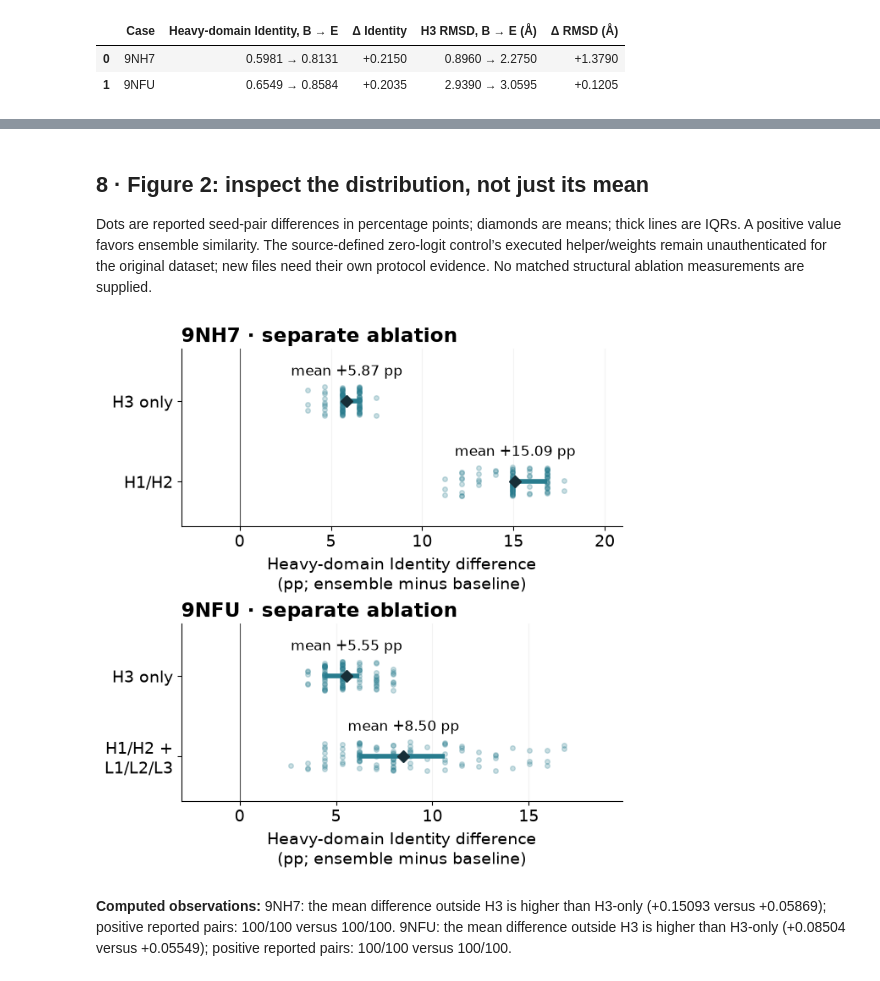
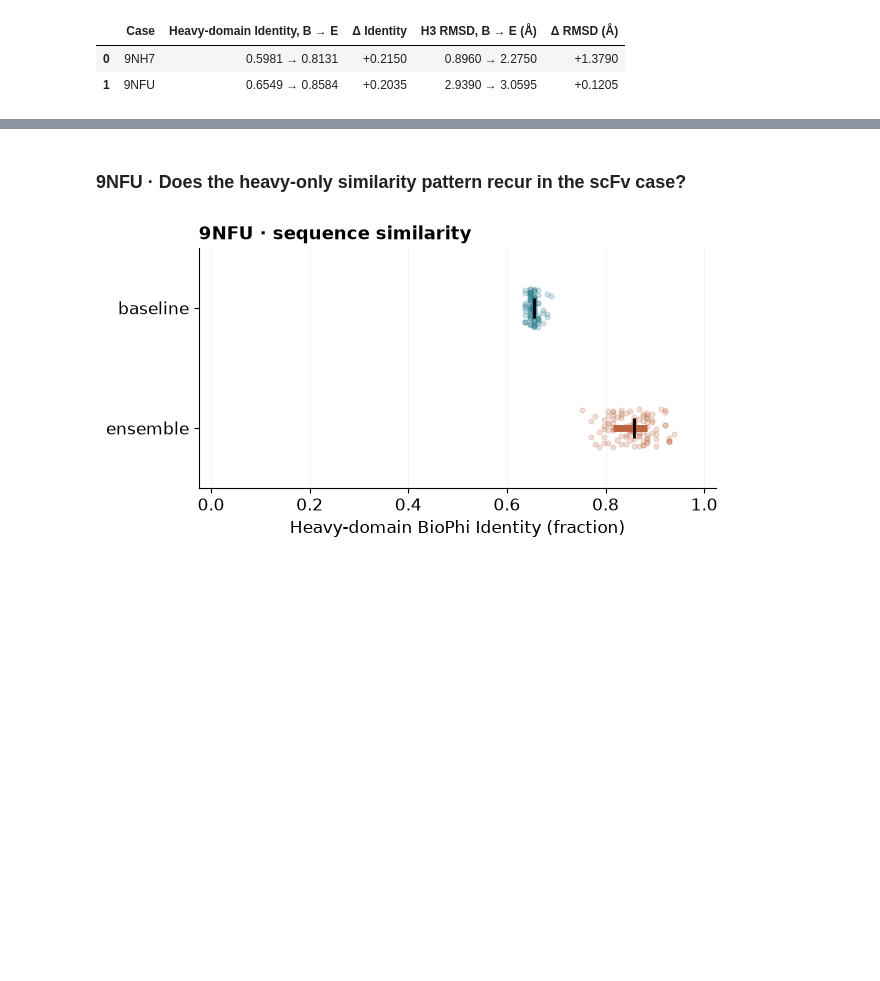
Before and after one commit to IzzyMoon1231/antibody-sequence-design, a Jupyter notebook: results-update/paper-focused/results.ipynb, the cells around one changed output, grey strips where cells are left out. Cells and saved outputs as stored; diff of their text form; code cells hidden in the pictures; blank space fills up the shorter version.

Commit message:
feat: split notebook panels and retain compact manuscript figure

```diff
--- a/results-update/paper-focused/results.ipynb
+++ b/results-update/paper-focused/results.ipynb
@@ -217,16 +159,8 @@ else:
 # %% [markdown]
-## 8 · Figure 2: inspect the distribution, not just its mean
-
-Dots are reported seed-pair differences in percentage points; diamonds are means; thick lines are IQRs. A positive value favors ensemble similarity. The source-defined zero-logit control’s executed helper/weights remain unauthenticated for the original dataset; new files need their own protocol evidence. No matched structural ablation measurements are supplied.
+### 9NFU · Does the heavy-only similarity pattern recur in the scFv case?
 # %%
-if not ablation.empty:
-    ablation_figure = analysis.plot_ablation(ablation_table, ablation)
-    display(ablation_figure)
-    plt.close(ablation_figure)
-    display(Markdown('**Computed observations:** ' + region_readout))
-else:
-    ablation_figure = None
-    print('Figure 2 omitted — no selected ablation.')
+panel_9NFU_similarity = analysis.plot_panel(data, '9NFU', 'similarity')
+display(panel_9NFU_similarity)
+plt.close(panel_9NFU_similarity)
 # %% [output]
-[figure, old version]
+[figure, new version]
-**Computed observations:** 9NH7: the mean difference outside H3 is higher than H3-only (+0.15093 versus +0.05869); positive reported pairs: 100/100 versus 100/100. 9NFU: the mean difference outside H3 is higher than H3-only (+0.08504 versus +0.05549); positive reported pairs: 100/100 versus 100/100.
```
Also changed, not shown: parts of 31 cells of this notebook, 23 other files.
